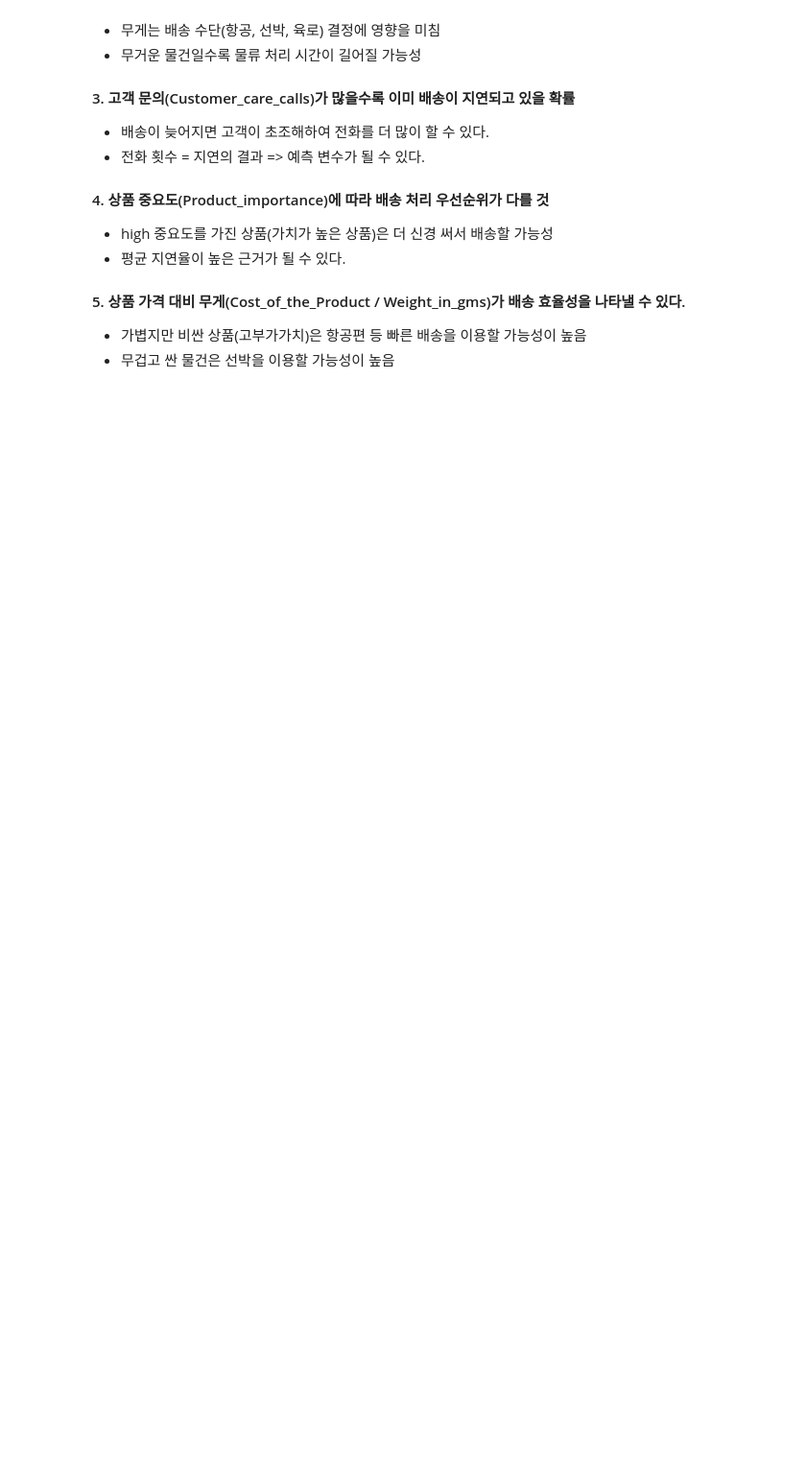
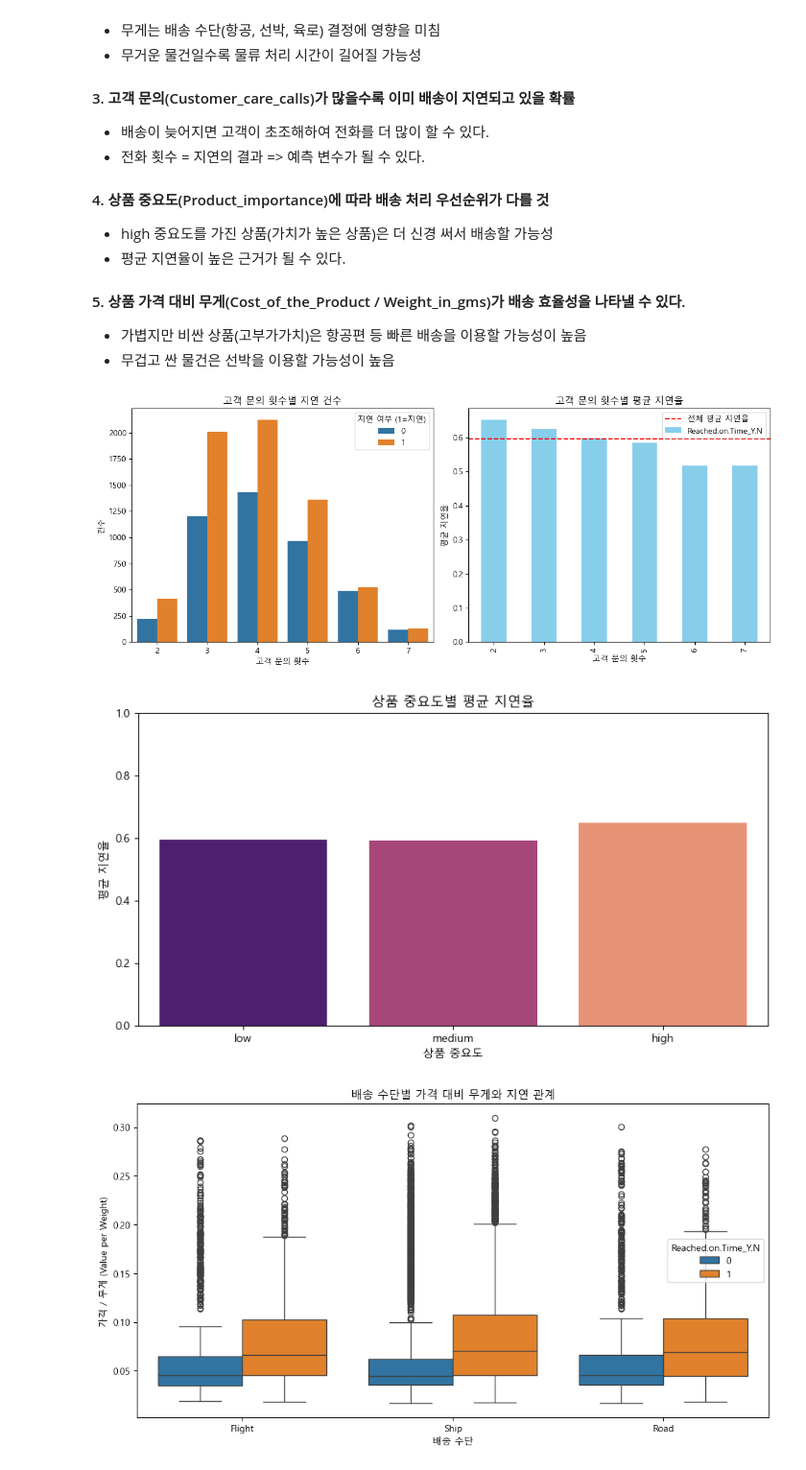
Before and after one commit to dfre1233-sddweq/Ecom_Shipping, a Jupyter notebook: ECS_EDA.ipynb, the cells around one changed output. Shown at 96% size. Saved outputs shown, nothing was run; the diff lists cells and outputs as text; code cells hidden in the pictures; blank space fills up the shorter version.

```diff
--- a/ECS_EDA.ipynb
+++ b/ECS_EDA.ipynb
@@ -417,3 +417,49 @@ plt.show()
 #### 5. 상품 가격 대비 무게(Cost_of_the_Product / Weight_in_gms)가 배송 효율성을 나타낼 수 있다.
  * 가볍지만 비싼 상품(고부가가치)은 항공편 등 빠른 배송을 이용할 가능성이 높음
  * 무겁고 싼 물건은 선박을 이용할 가능성이 높음
+# %%
+# 1. 가설 3: 고객 문의(Customer_care_calls)가 많을수록 지연될 확률이 높은가?
+plt.figure(figsize=(12, 5))
+
+plt.subplot(1, 2, 1)
+sns.countplot(data=df, x='Customer_care_calls', hue='Reached.on.Time_Y.N')
+plt.title('고객 문의 횟수별 지연 건수')
+plt.xlabel('고객 문의 횟수')
+plt.ylabel('건수')
+plt.legend(title='지연 여부 (1=지연)')
+
+plt.subplot(1, 2, 2)
+calls_delay_rate = df.groupby('Customer_care_calls')['Reached.on.Time_Y.N'].mean()
+calls_delay_rate.plot(kind='bar', color='skyblue')
+plt.axhline(df['Reached.on.Time_Y.N'].mean(), color='red', linestyle='--', label='전체 평균 지연율')
+plt.title('고객 문의 횟수별 평균 지연율')
+plt.xlabel('고객 문의 횟수')
+plt.ylabel('평균 지연율')
+plt.legend()
+
+plt.tight_layout()
+plt.show()
+
+# 2. 가설 4: 상품 중요도(Product_importance)에 따라 지연율의 차이가 있는가?
+plt.figure(figsize=(10, 5))
+importance_delay_rate = df.groupby('Product_importance')['Reached.on.Time_Y.N'].mean().reindex(['low', 'medium', 'high'])
+sns.barplot(x=importance_delay_rate.index, y=importance_delay_rate.values, palette='magma')
+plt.title('상품 중요도별 평균 지연율')
+plt.xlabel('상품 중요도')
+plt.ylabel('평균 지연율')
+plt.ylim(0, 1)
+plt.show()
+
+# 3. 가설 5: 가격 대비 무게(Cost/Weight)가 배송 효율성(수단 및 지연)에 영향을 미치는가?
+df['Value_Efficiency'] = df['Cost_of_the_Product'] / df['Weight_in_gms']
+
+plt.figure(figsize=(12, 6))
+sns.boxplot(data=df, x='Mode_of_Shipment', y='Value_Efficiency', hue='Reached.on.Time_Y.N')
+plt.title('배송 수단별 가격 대비 무게와 지연 관계')
+plt.xlabel('배송 수단')
+plt.ylabel('가격 / 무게 (Value per Weight)')
+plt.show()
+# %% [output]
+[figure, added]
+[figure, added]
+[figure, added]
```
Also changed, not shown: parts of 9 cells of this notebook.
